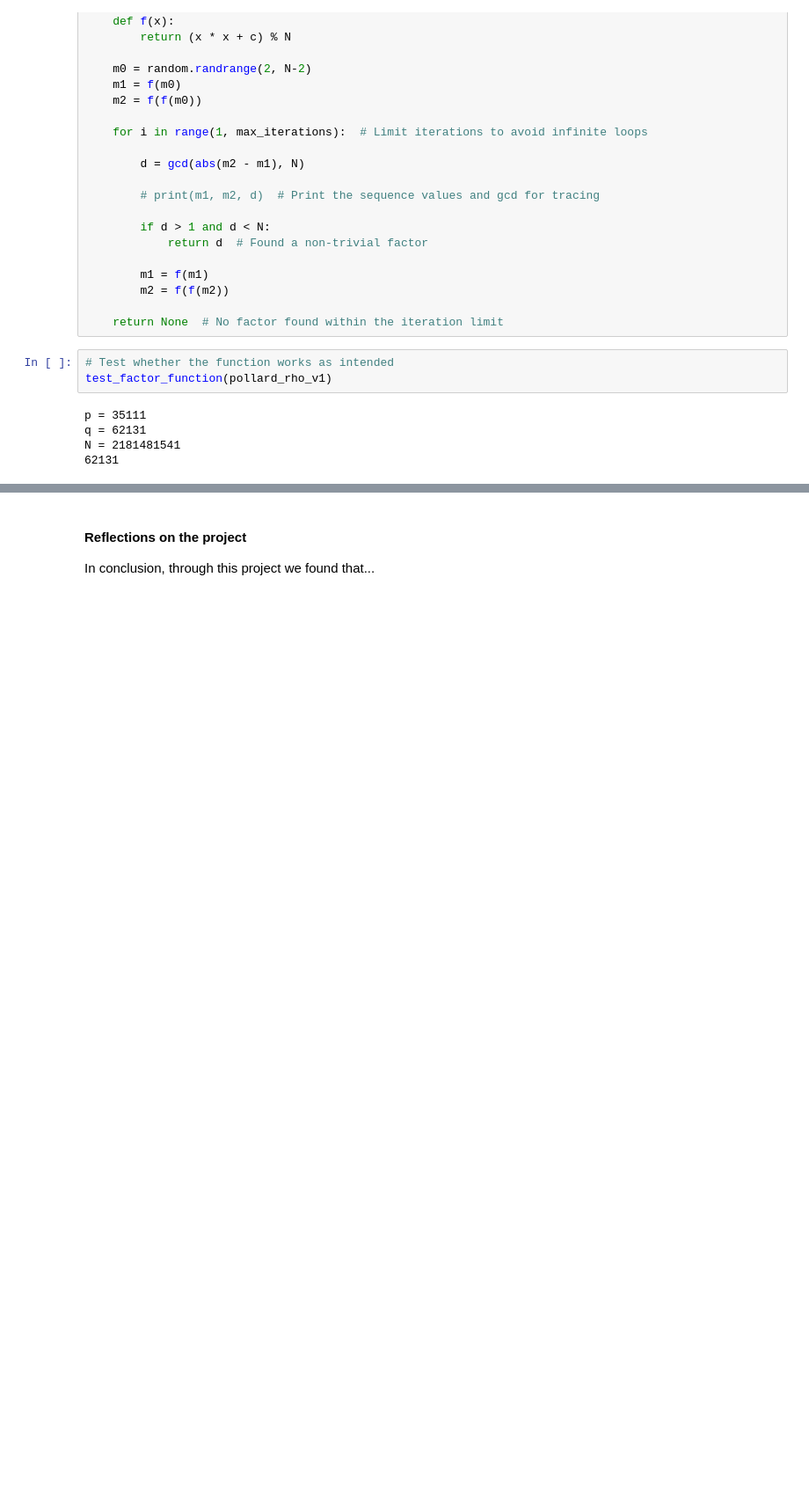
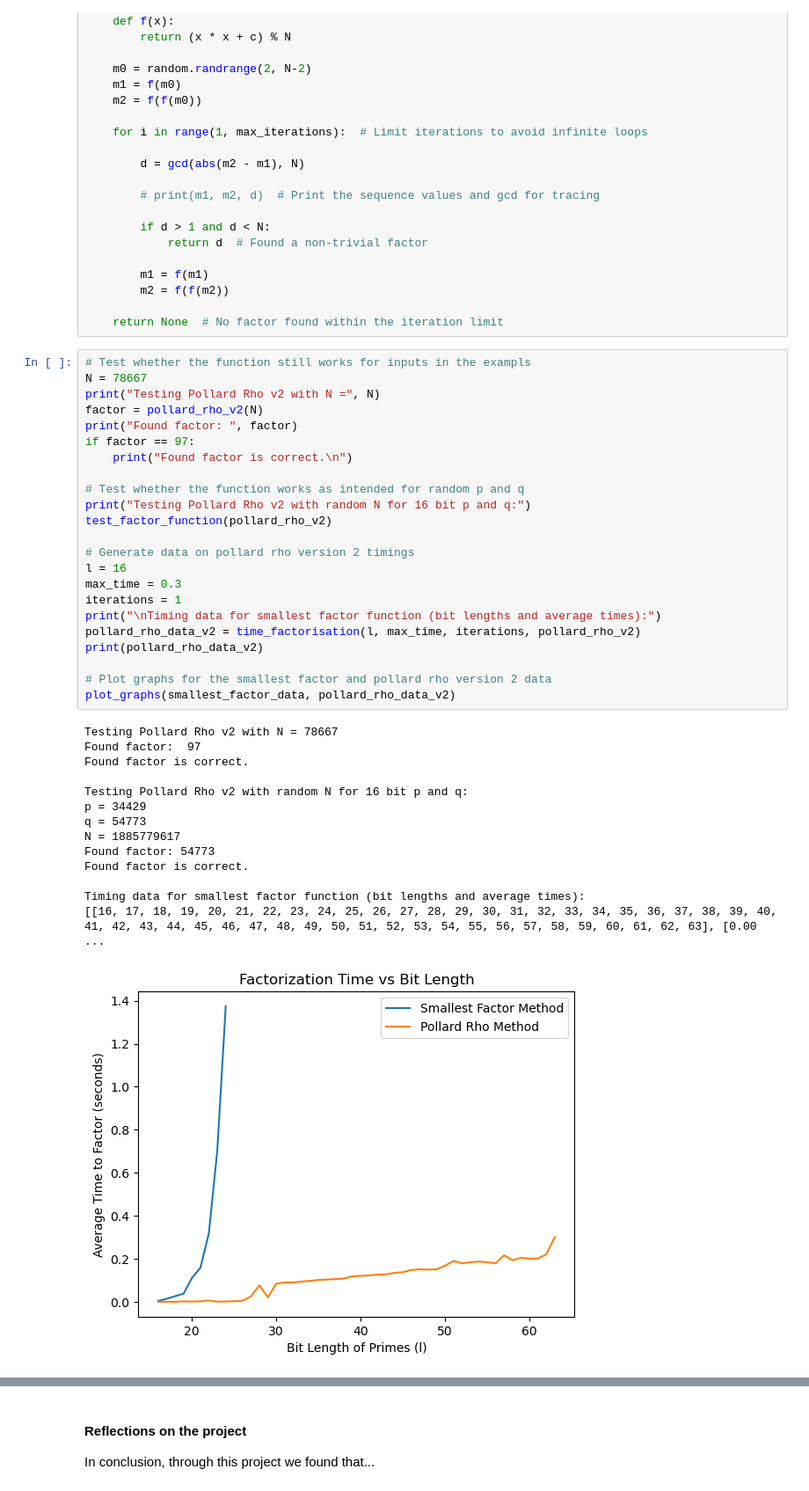
Before and after one commit to MattPygottCode/Group3, a Jupyter notebook: Hybrid Cryptography.ipynb, the cells around one changed output, grey strips where cells are left out. Shown at 88% size. Cells and saved outputs as stored; diff of their text form; blank space fills up the shorter version.

```diff
--- a/Hybrid Cryptography.ipynb
+++ b/Hybrid Cryptography.ipynb
@@ -502,10 +481,40 @@ def pollard_rho_v2(N, max_iterations=10000):
 
     return None  # No factor found within the iteration limit
 # %%
-# Test whether the function works as intended
-test_factor_function(pollard_rho_v1)
+# Test whether the function still works for inputs in the exampls
+N = 78667
+print("Testing Pollard Rho v2 with N =", N)
+factor = pollard_rho_v2(N)
+print("Found factor: ", factor)
+if factor == 97:
+    print("Found factor is correct.\n")
+
+# Test whether the function works as intended for random p and q
+print("Testing Pollard Rho v2 with random N for 16 bit p and q:")
+test_factor_function(pollard_rho_v2)
+
+# Generate data on pollard rho version 2 timings
+l = 16
+max_time = 0.3
+iterations = 1
+print("\nTiming data for smallest factor function (bit lengths and average times):")
+pollard_rho_data_v2 = time_factorisation(l, max_time, iterations, pollard_rho_v2)
+print(pollard_rho_data_v2)
+
+# Plot graphs for the smallest factor and pollard rho version 2 data
+plot_graphs(smallest_factor_data, pollard_rho_data_v2)
 # %% [output]
-p = 35111
-q = 62131
-N = 2181481541
-62131
+Testing Pollard Rho v2 with N = 78667
+Found factor:  97
+Found factor is correct.
+
+Testing Pollard Rho v2 with random N for 16 bit p and q:
+p = 34429
+q = 54773
+N = 1885779617
+Found factor: 54773
+Found factor is correct.
+
+Timing data for smallest factor function (bit lengths and average times):
+[[16, 17, 18, 19, 20, 21, 22, 23, 24, 25, 26, 27, 28, 29, 30, 31, 32, 33, 34, 35, 36, 37, 38, 39, 40, 41, 42, 43, 44, 45, 46, 47, 48, 49, 50, 51, 52, 53, 54, 55, 56, 57, 58, 59, 60, 61, 62, 63], [0.00 ...
+[figure, added]
```
Also changed, not shown: parts of 11 cells of this notebook.
